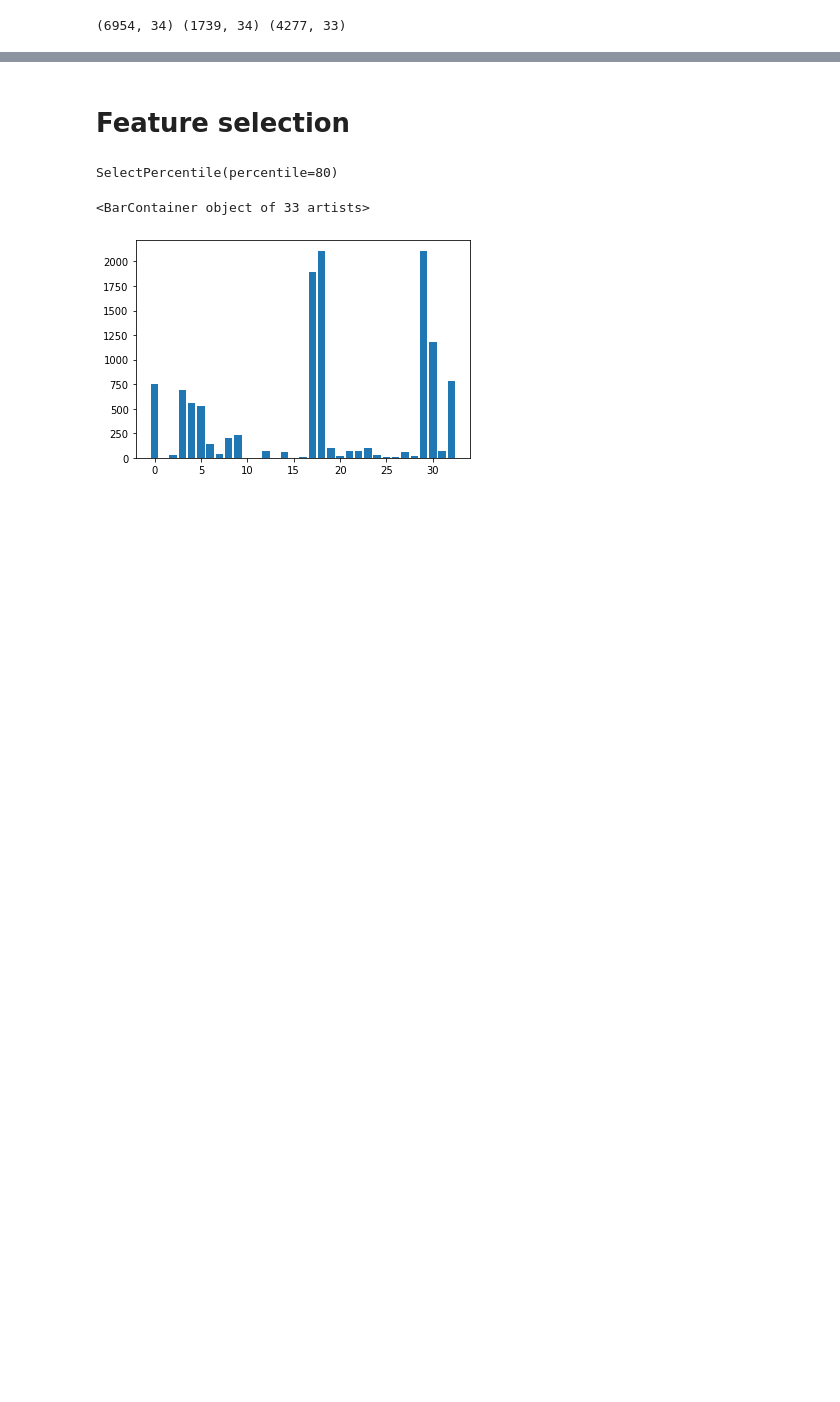
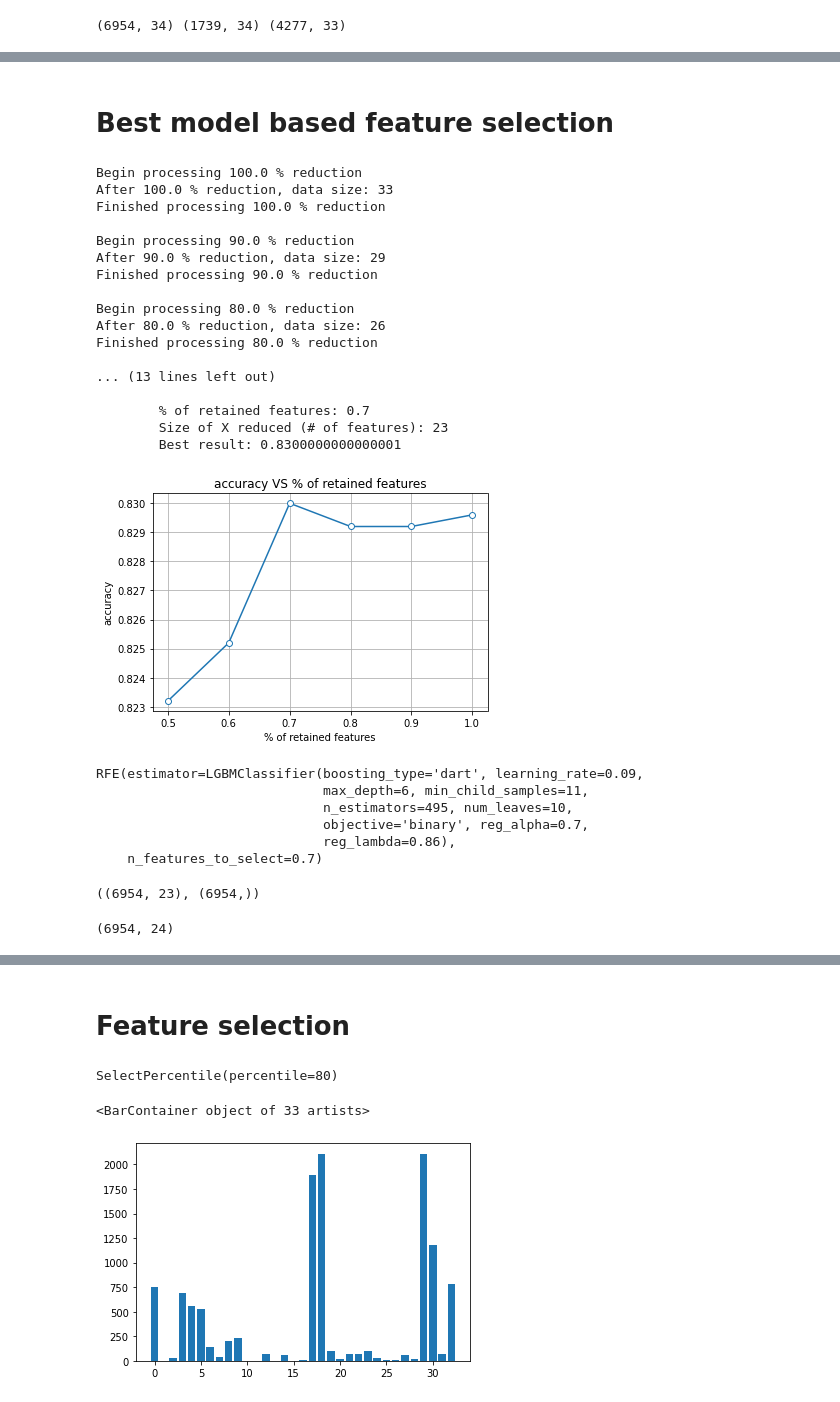
Before and after one commit to PashaIanko/Kaggle.Spaceship-Titanic, a Jupyter notebook: 2_data_preparation.ipynb, the cells around one changed output, grey strips where cells are left out. Cells and saved outputs as stored; diff of their text form; code cells hidden in the pictures; blank space fills up the shorter version.

Commit message:
Done feature selection, based on the best LGBM model

```diff
--- a/2_data_preparation.ipynb
+++ b/2_data_preparation.ipynb
@@ -1200 +1199,18 @@ pd.DataFrame(df_trainval_processed).head(30)
 | 29 | -0.459516 | 3.565931 | -0.441999 | -0.422258 | 3.432164 | 3.012821 | 2.049169 | 0.037644 | 0.0 | 1.0 | 0.0 | ... |
+# %% [markdown]
+# Best model based feature selection
+# %%
+from lightgbm import LGBMClassifier
+from sklearn.model_selection import cross_val_score
+
+best_model = LGBMClassifier(
+    boosting_type='dart',
+    learning_rate=0.09,
+    max_depth=6,
+    min_child_samples=11,
+    n_estimators=495,
+    num_leaves=10,
+    objective='binary',
+    reg_alpha=0.7,
+    reg_lambda=0.86
+)
@@ -1200,0 +1269,50 @@ pd.DataFrame(df_trainval_processed).head(30)
+# %%
+np.random.seed(42)
+
+indices_subsample = np.random.choice(
+    list(range(df_trainval_processed.shape[0])),
+    size=2500,
+    replace=True
+)
+
+cross_val_scores, dims = \
+    feature_selection_experiment(
+        best_model,
+        df_trainval_processed[
+            indices_subsample, :-1],
+        df_trainval_processed[indices_subsample, -1],
+        scoring_='accuracy',
+        percentiles_=[1.0, 0.9, 0.8, 0.7, 0.6, 0.5]
+    )
+# %% [output]
+Begin processing 100.0 % reduction
+After 100.0 % reduction, data size: 33
+Finished processing 100.0 % reduction
+
+Begin processing 90.0 % reduction
+After 90.0 % reduction, data size: 29
+Finished processing 90.0 % reduction
+
+Begin processing 80.0 % reduction
+After 80.0 % reduction, data size: 26
+Finished processing 80.0 % reduction
+
+... (13 lines left out)
+
+        % of retained features: 0.7
+        Size of X reduced (# of features): 23
+        Best result: 0.8300000000000001
+[figure, added]
+# %%
+feature_selector = RFE(best_model, n_features_to_select=0.7)
+feature_selector.fit(
+    df_trainval_processed[:, :-1],
+    df_trainval_processed[:, -1]
+)
+# %% [output]
+RFE(estimator=LGBMClassifier(boosting_type='dart', learning_rate=0.09,
+                             max_depth=6, min_child_samples=11,
+                             n_estimators=495, num_leaves=10,
+                             objective='binary', reg_alpha=0.7,
+                             reg_lambda=0.86),
+    n_features_to_select=0.7)
@@ -1200,0 +1341,8 @@ pd.DataFrame(df_trainval_processed).head(30)
+# %%
+X_trainval_processed.shape, Y_trainval_processed.shape
+# %% [output]
+((6954, 23), (6954,))
+# %%
+np.hstack([X_trainval_processed, Y_trainval_processed.reshape(Y_trainval_processed.shape[0], 1)]).shape
+# %% [output]
+(6954, 24)
```
Also changed, not shown: parts of 14 cells of this notebook.
